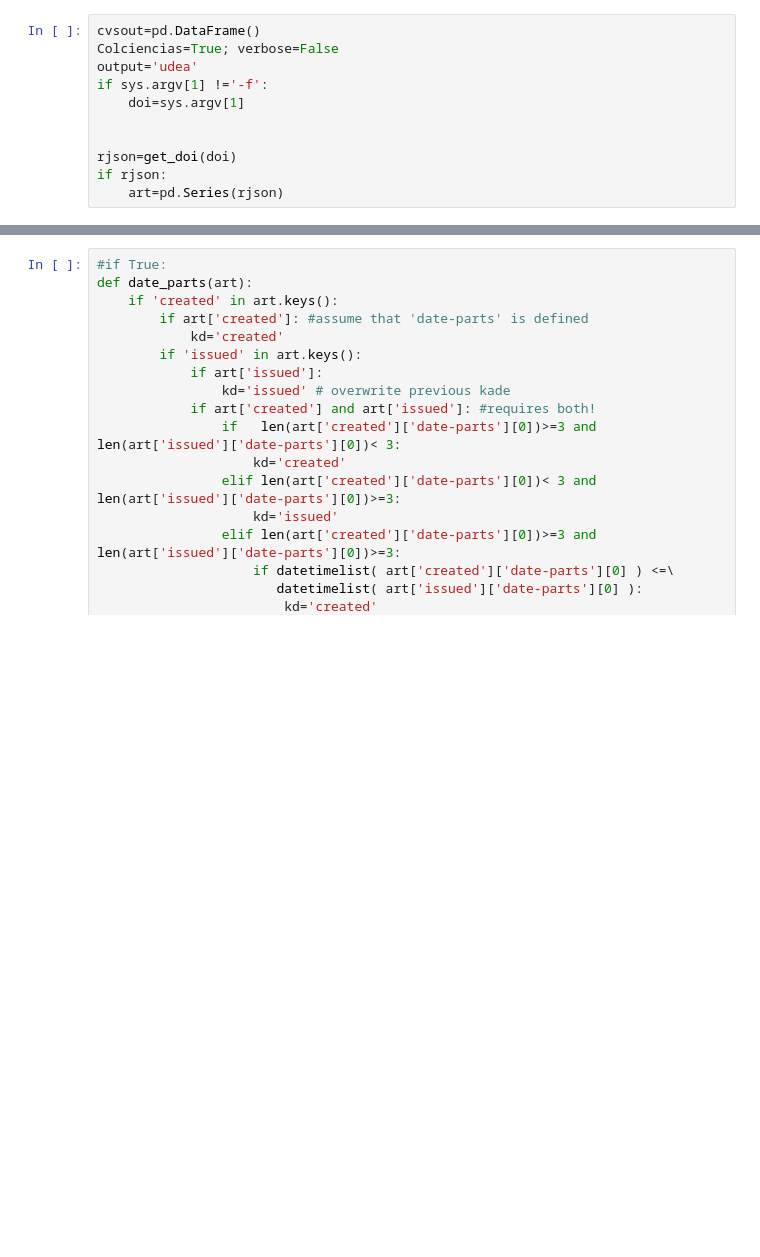
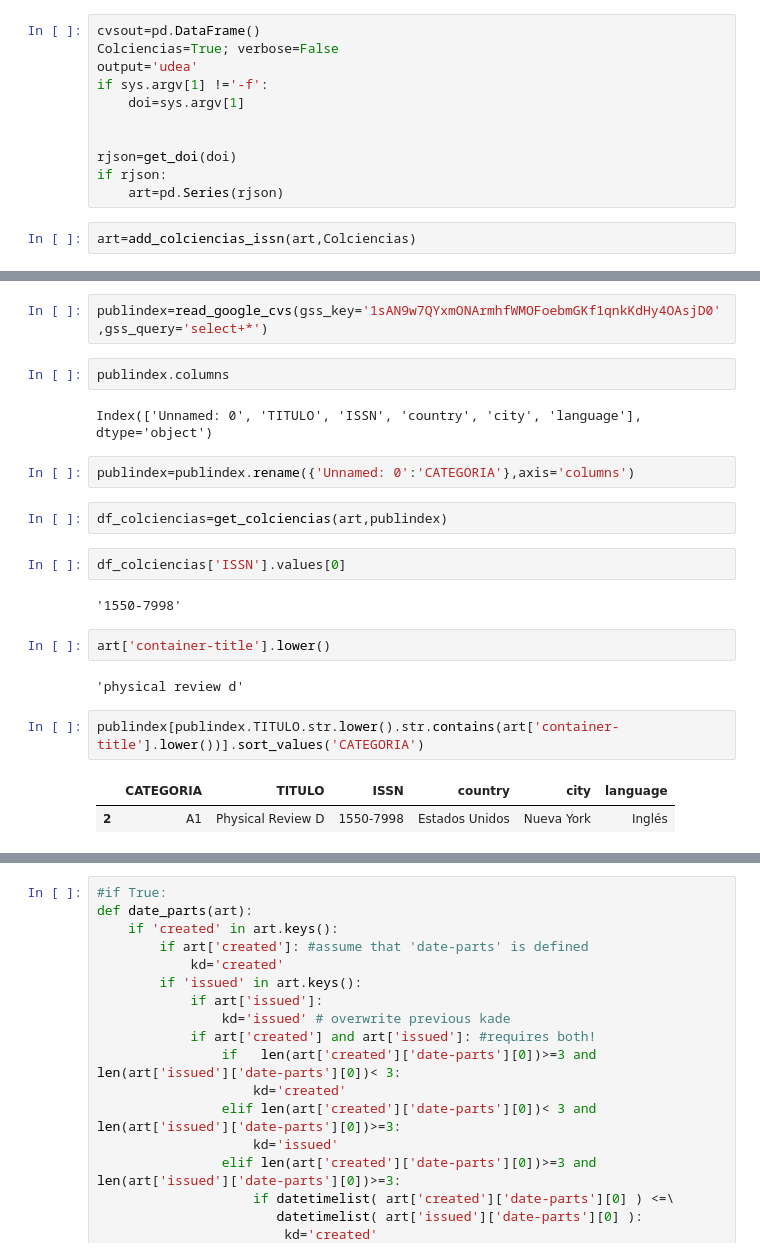
Before and after one commit to restrepo/webpy, a Jupyter notebook: revista_new.ipynb, the cells around one changed output, grey strips where cells are left out. Drawn from its saved outputs; the diff is of its cells as text; blank space fills up the shorter version.

```diff
--- a/revista_new.ipynb
+++ b/revista_new.ipynb
@@ -15,3 +15,5 @@ if sys.argv[1] !='-f':
 rjson=get_doi(doi)
 if rjson:
     art=pd.Series(rjson)
+# %%
+art=add_colciencias_issn(art,Colciencias)
@@ -17,0 +24,23 @@ if rjson:
+# %%
+publindex=read_google_cvs(gss_key='1sAN9w7QYxmONArmhfWMOFoebmGKf1qnkKdHy4OAsjD0',gss_query='select+*')
+# %%
+publindex.columns
+# %% [output]
+Index(['Unnamed: 0', 'TITULO', 'ISSN', 'country', 'city', 'language'], dtype='object')
+# %%
+publindex=publindex.rename({'Unnamed: 0':'CATEGORIA'},axis='columns')
+# %%
+df_colciencias=get_colciencias(art,publindex)
+# %%
+df_colciencias['ISSN'].values[0]
+# %% [output]
+'1550-7998'
+# %%
+art['container-title'].lower()
+# %% [output]
+'physical review d'
+# %%
+publindex[publindex.TITULO.str.lower().str.contains(art['container-title'].lower())].sort_values('CATEGORIA')
+# %% [output]
+|  | CATEGORIA | TITULO | ISSN | country | city | language |
+| 2 | A1 | Physical Review D | 1550-7998 | Estados Unidos | Nueva York | Inglés |
```
Also changed, not shown: parts of 12 cells of this notebook, 1 other file.
